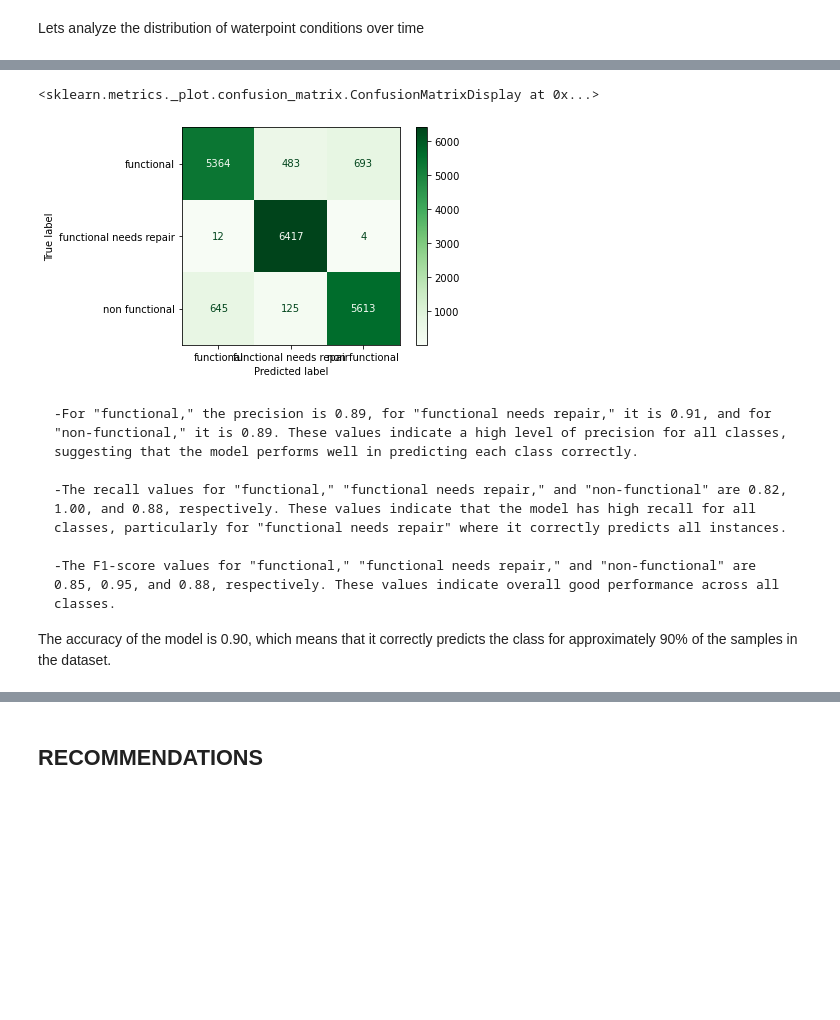
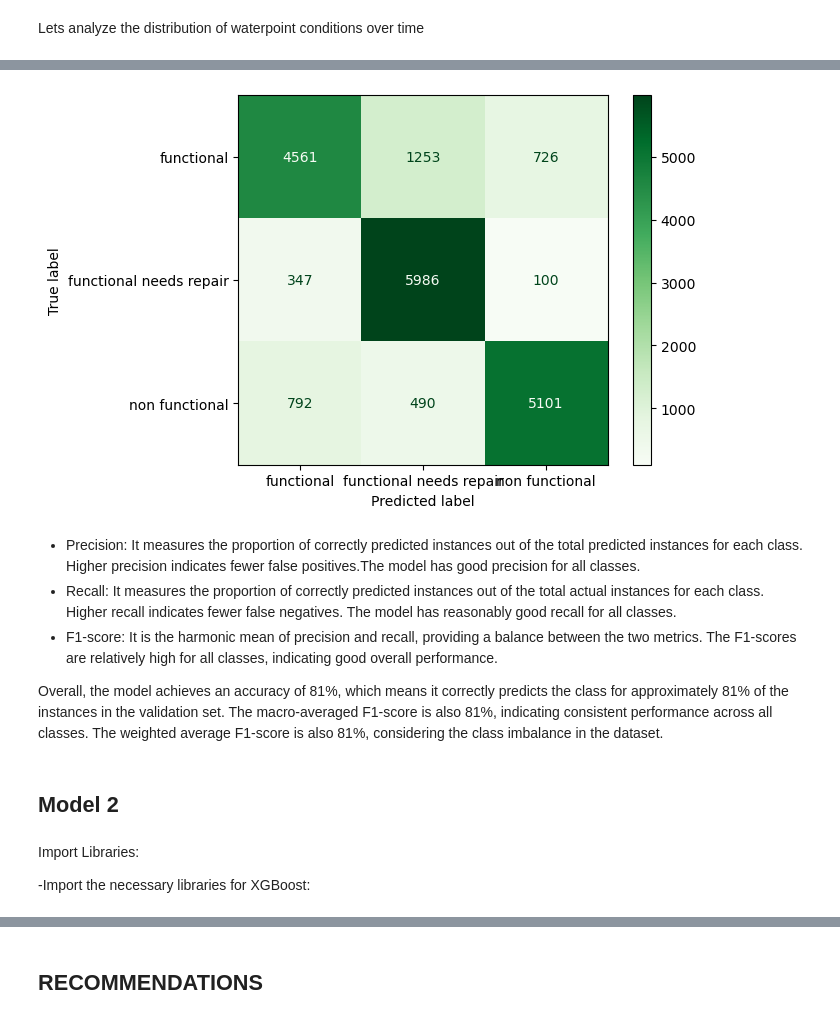
Before and after one commit to WinnieKabuya/dsc-phase-3-project-v2-3, a Jupyter notebook: student.ipynb, the cells around one changed output, grey strips where cells are left out. Drawn from its saved outputs; the diff is of its cells as text; code cells hidden in the pictures; blank space fills up the shorter version.

```diff
--- a/student.ipynb
+++ b/student.ipynb
@@ -872,0 +883,40 @@ functional needs repair       0.91      1.00      0.95      6433
+# %%
+from imblearn.over_sampling import RandomOverSampler
+from sklearn.model_selection import train_test_split
+from sklearn.ensemble import RandomForestClassifier
+from sklearn.metrics import classification_report, confusion_matrix
+from sklearn.preprocessing import OneHotEncoder
+
+# Check class distribution and balance the data
+ros = RandomOverSampler(random_state=42)
+X_resampled, y_resampled = ros.fit_resample(X, y)
+
+# Preprocess categorical variables using one-hot encoding
+categorical_cols = ['region', 'extraction_type', 'water_quality', 'quantity', 'source']  # replace with the actual column names of your categorical features
+encoder = OneHotEncoder(handle_unknown='ignore')
+X_resampled_encoded = encoder.fit_transform(X_resampled[categorical_cols])
+
+# Combine encoded categorical features with numerical features
+numerical_cols = ['amount_tsh', 'gps_height', 'population', 'construction_year']  # replace with the actual column names of your numerical features
+X_resampled_encoded = X_resampled_encoded.toarray()  # convert to array
+X_resampled_final = np.concatenate((X_resampled_encoded, X_resampled[numerical_cols]), axis=1)
+
+# Split the data into training and validation sets
+X_train, X_val, y_train, y_val = train_test_split(X_resampled_final, y_resampled, test_size=0.2, random_state=42)
+
+# Instantiate the Random Forest classifier
+rf = RandomForestClassifier()
+
+# Fit the classifier to the training data
+rf.fit(X_train, y_train)
+
+# Make predictions on the validation data
+y_pred = rf.predict(X_val)
+
+# Print the confusion matrix
+print("Confusion Matrix:")
+print(confusion_matrix(y_val, y_pred))
+
+# Print the classification report
+print("\nClassification Report:")
+print(classification_report(y_val, y_pred))
@@ -873,20 +939,24 @@ functional needs repair       0.91      1.00      0.95      6433
 # %%
 from sklearn.metrics import ConfusionMatrixDisplay
 
 # Calculate the confusion matrix
 cfn_matrix = confusion_matrix(y_val, y_pred)
 
 # Plot the matrix
-disp = ConfusionMatrixDisplay(confusion_matrix=cfn_matrix, display_labels=logreg.classes_)
+disp = ConfusionMatrixDisplay(confusion_matrix=cfn_matrix, display_labels=rf.classes_)
 disp.plot(cmap=plt.cm.Greens)
+plt.show()
 # %% [output]
-<sklearn.metrics._plot.confusion_matrix.ConfusionMatrixDisplay at 0x...>
-[figure, old version]
+[figure, new version]
 # %% [markdown]
-    -For "functional," the precision is 0.89, for "functional needs repair," it is 0.91, and for "non-functional," it is 0.89. These values indicate a high level of precision for all classes, suggesting that the model performs well in predicting each class correctly.
+- Precision: It measures the proportion of correctly predicted instances out of the total predicted instances for each class. Higher precision indicates fewer false positives.The model has good precision for all classes.
+- Recall: It measures the proportion of correctly predicted instances out of the total actual instances for each class. Higher recall indicates fewer false negatives. The model has reasonably good recall for all classes.
+- F1-score: It is the harmonic mean of precision and recall, providing a balance between the two metrics. The F1-scores are relatively high for all classes, indicating good overall performance.
 
-    -The recall values for "functional," "functional needs repair," and "non-functional" are 0.82, 1.00, and 0.88, respectively. These values indicate that the model has high recall for all classes, particularly for "functional needs repair" where it correctly predicts all instances.
-
-    -The F1-score values for "functional," "functional needs repair," and "non-functional" are 0.85, 0.95, and 0.88, respectively. These values indicate overall good performance across all classes.
-
-The accuracy of the model is 0.90, which means that it correctly predicts the class for approximately 90% of the samples in the dataset.
+Overall, the model achieves an accuracy of 81%, which means it correctly predicts the class for approximately 81% of the instances in the validation set. The macro-averaged F1-score is also 81%, indicating consistent performance across all classes. The weighted average F1-score is also 81%, considering the class imbalance in the dataset.
+# %% [markdown]
+## **Model 2**
+# %% [markdown]
+Import Libraries:
+
+   -Import the necessary libraries for XGBoost:
```
Also changed, not shown: parts of 39 cells of this notebook, 1 other file.
